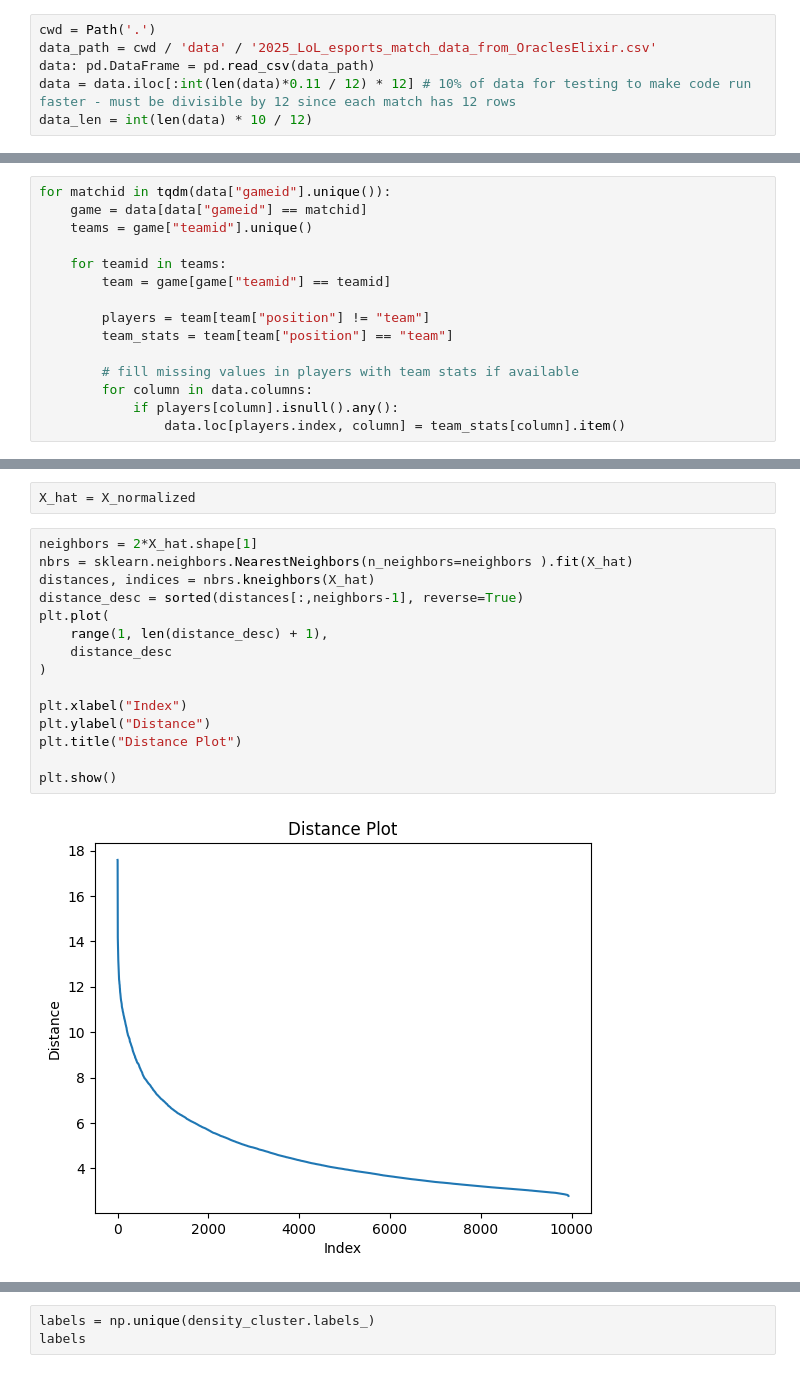
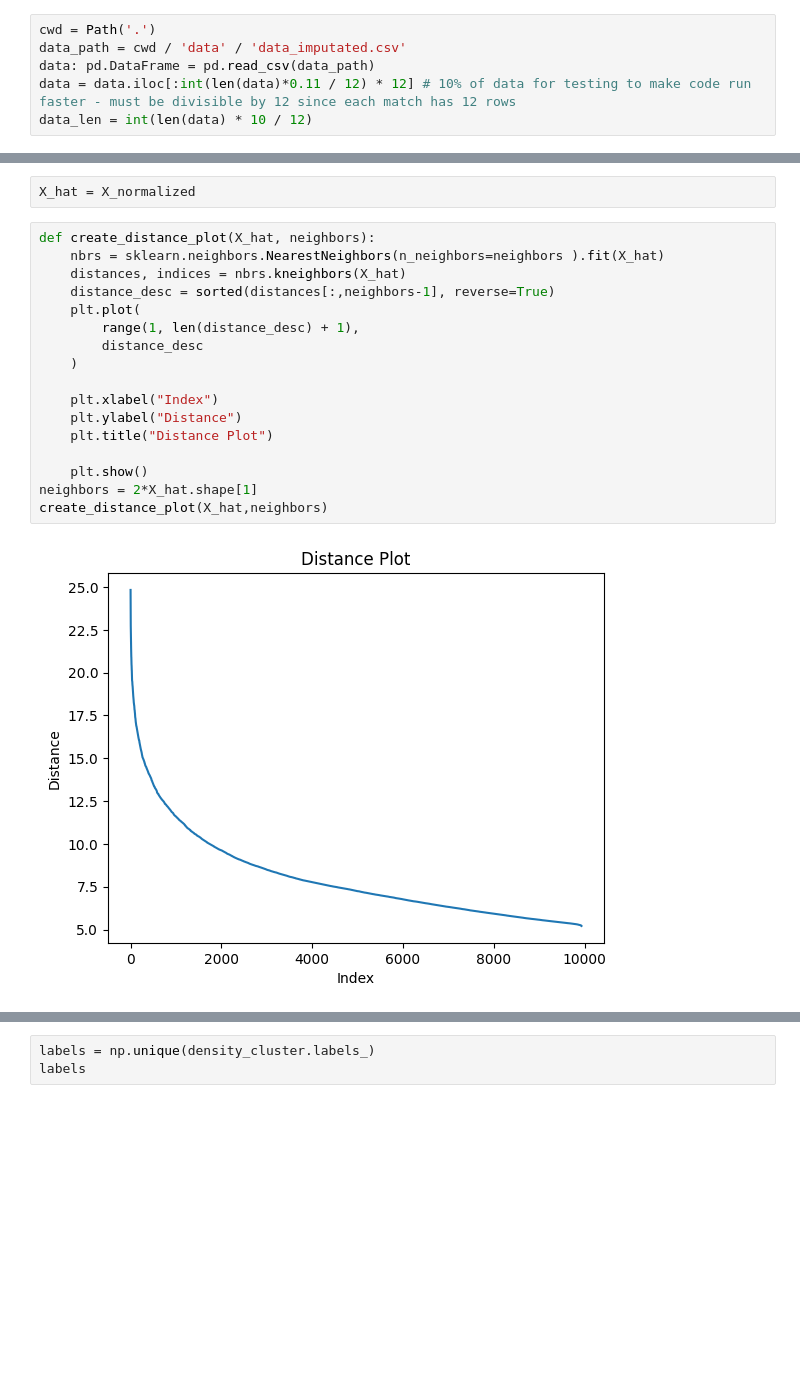
Before and after one commit to dwarfy35/Datamining_project, a Jupyter notebook: Daniel_project_notebook.ipynb, the cells around one changed output, grey strips where cells are left out. Drawn from its saved outputs; the diff is of its cells as text; blank space fills up the shorter version.

```diff
--- a/Daniel_project_notebook.ipynb
+++ b/Daniel_project_notebook.ipynb
@@ -12,7 +17,7 @@ import json
 ### Load data
 # %%
 cwd = Path('.')
-data_path = cwd / 'data' / '2025_LoL_esports_match_data_from_OraclesElixir.csv'
+data_path = cwd / 'data' / 'data_imputated.csv'
 data: pd.DataFrame = pd.read_csv(data_path)
 data = data.iloc[:int(len(data)*0.11 / 12) * 12] # 10% of data for testing to make code run faster - must be divisible by 12 since each match has 12 rows
 data_len = int(len(data) * 10 / 12)
@@ -24,21 +29,6 @@ The data consists of rows of match statistics for specific players.
 Since each match has 2 teams of 5 players, you would expect 10 rows for each match. It turns out that there are 12 rows for each match because there are 2 extra rows that contain information about the team as a whole, rather than the players.
 
 Since we want to analyze the players, we take the teamwide information contained in these 2 rows (which is simply missing information in the player rows) and duplicate it to the player rows of those teams in the places that the players are missing data (if present in the team data).
-# %%
-for matchid in tqdm(data["gameid"].unique()):
-    game = data[data["gameid"] == matchid]
-    teams = game["teamid"].unique()
-
-    for teamid in teams:
-        team = game[game["teamid"] == teamid]
-
-        players = team[team["position"] != "team"]
-        team_stats = team[team["position"] == "team"]
-
-        # fill missing values in players with team stats if available
-        for column in data.columns:
-            if players[column].isnull().any():
-                data.loc[players.index, column] = team_stats[column].item()
 # %% [markdown]
 We then drop all rows that only contain teamwide statistics, as we are interested only in the player performances
 # %%
@@ -116,20 +106,22 @@ Ideally we want points that are somewhat close, but we want a relatively high Mi
 # %%
 X_hat = X_normalized
 # %%
+def create_distance_plot(X_hat, neighbors):
+    nbrs = sklearn.neighbors.NearestNeighbors(n_neighbors=neighbors ).fit(X_hat)
+    distances, indices = nbrs.kneighbors(X_hat)
+    distance_desc = sorted(distances[:,neighbors-1], reverse=True)
+    plt.plot(
+        range(1, len(distance_desc) + 1),
+        distance_desc
+    )
+
+    plt.xlabel("Index")
+    plt.ylabel("Distance")
+    plt.title("Distance Plot")
+
+    plt.show()
 neighbors = 2*X_hat.shape[1]
-nbrs = sklearn.neighbors.NearestNeighbors(n_neighbors=neighbors ).fit(X_hat)
-distances, indices = nbrs.kneighbors(X_hat)
-distance_desc = sorted(distances[:,neighbors-1], reverse=True)
-plt.plot(
-    range(1, len(distance_desc) + 1),
-    distance_desc
-)
-
-plt.xlabel("Index")
-plt.ylabel("Distance")
-plt.title("Distance Plot")
-
-plt.show()
+create_distance_plot(X_hat,neighbors)
 # %% [output]
-[figure, old version]
+[figure, new version]
 # %%
```
Also changed, not shown: parts of 26 cells of this notebook.
